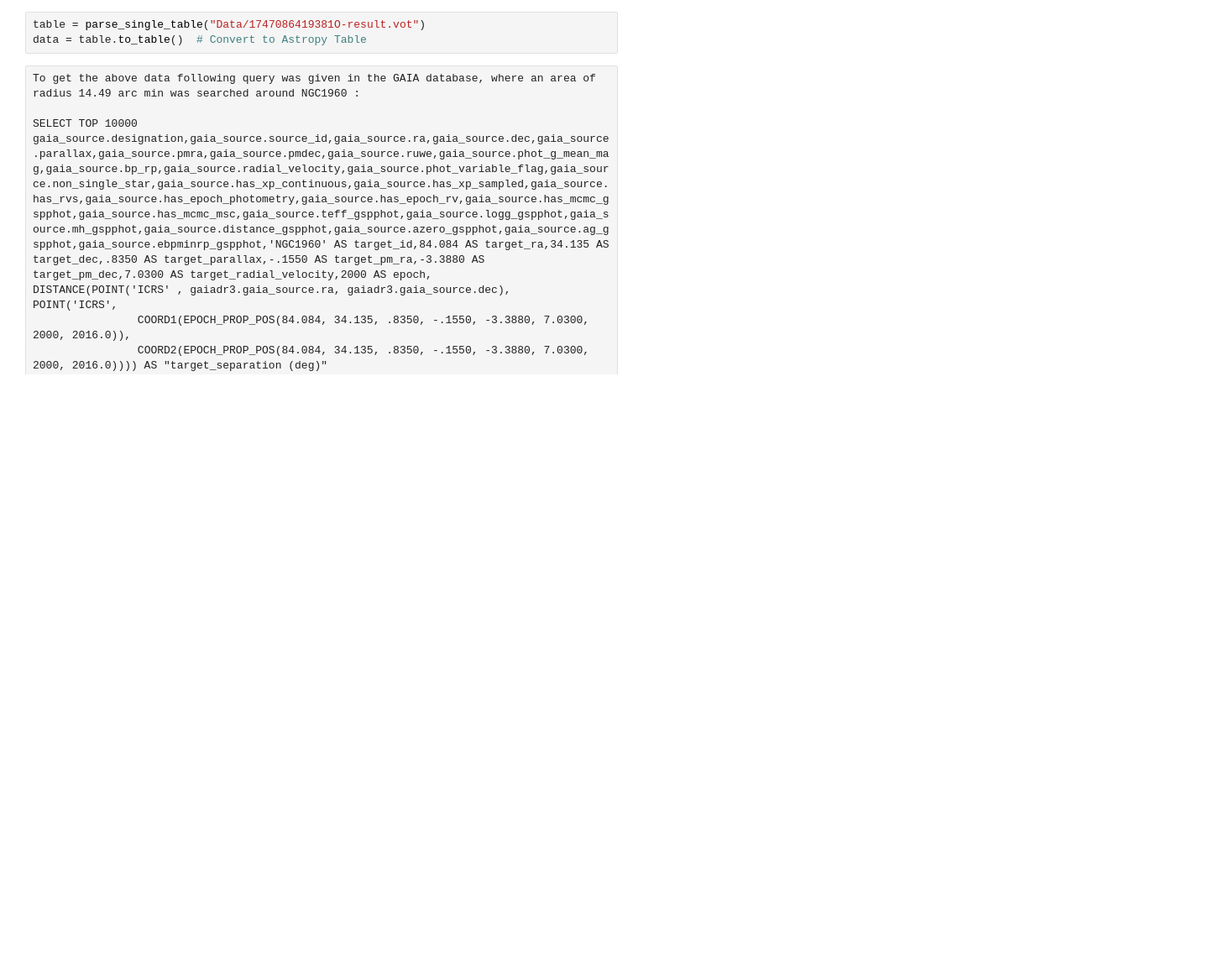
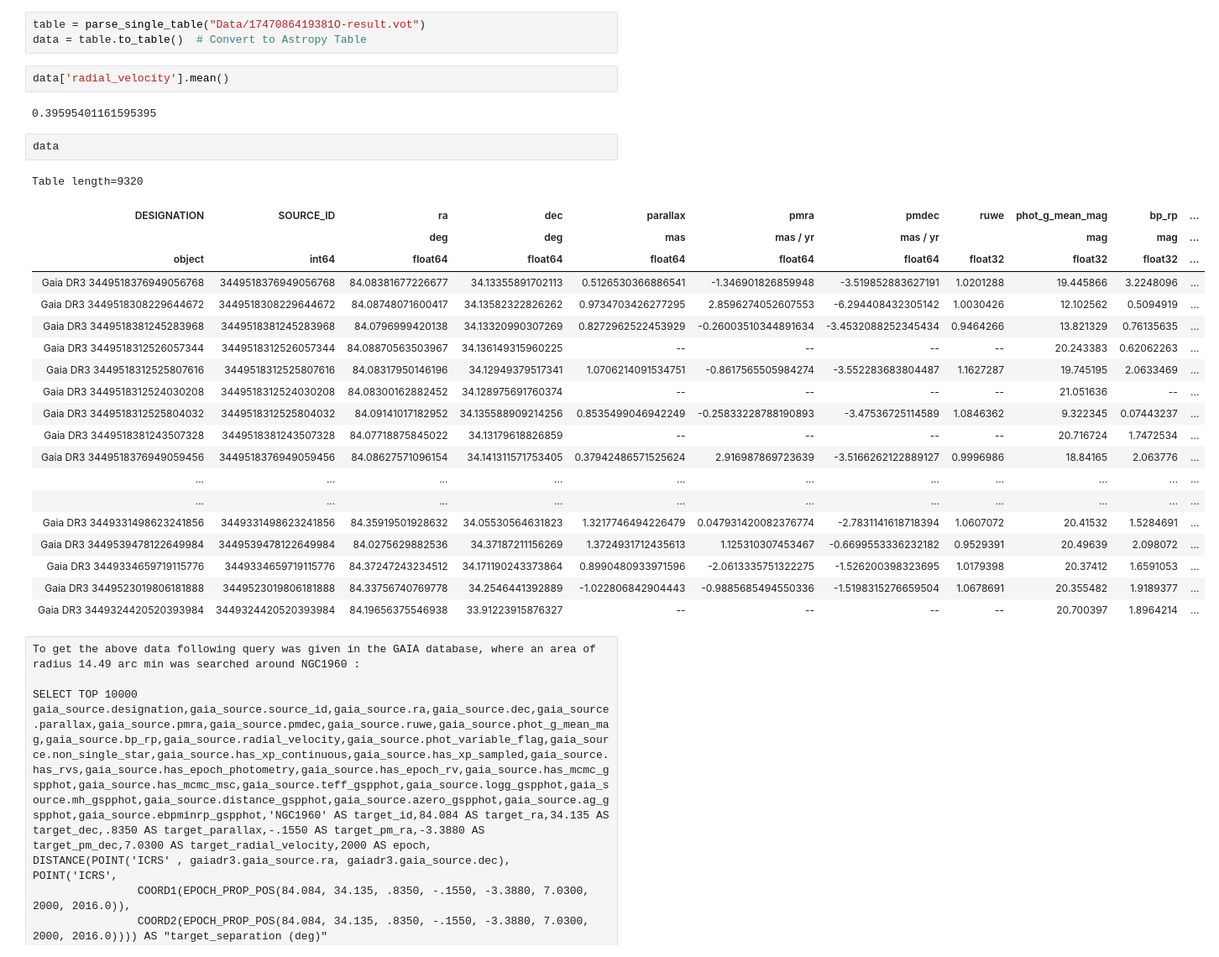
Before and after one commit to pranavkalsi/My-Projects, a Jupyter notebook: NGC_1960.ipynb, the cells around one changed output. Shown at 84% size. Drawn from its saved outputs; the diff is of its cells as text; blank space fills up the shorter version.

```diff
--- a/NGC_1960.ipynb
+++ b/NGC_1960.ipynb
@@ -190,6 +212,33 @@ from astropy.io.votable import parse_single_table
 # %%
 table = parse_single_table("Data/1747086419381O-result.vot")
 data = table.to_table()  # Convert to Astropy Table
+# %%
+data['radial_velocity'].mean()
+# %% [output]
+0.39595401161595395
+# %%
+data
+# %% [output]
+Table length=9320
+| DESIGNATION | SOURCE_ID | ra | dec | parallax | pmra | pmdec | ruwe | phot_g_mean_mag | bp_rp | ... |
+|  |  | deg | deg | mas | mas / yr | mas / yr |  | mag | mag | ... |
+| object | int64 | float64 | float64 | float64 | float64 | float64 | float32 | float32 | float32 | ... |
+| Gaia DR3 3449518376949056768 | 3449518376949056768 | 84.08381677226677 | 34.13355891702113 | 0.5126530366886541 | -1.346901826859948 | -3.519852883627191 | 1.0201288 | 19.445866 | 3.2248096 | ... |
+| Gaia DR3 3449518308229644672 | 3449518308229644672 | 84.08748071600417 | 34.13582322826262 | 0.9734703426277295 | 2.8596274052607553 | -6.294408432305142 | 1.0030426 | 12.102562 | 0.5094919 | ... |
+| Gaia DR3 3449518381245283968 | 3449518381245283968 | 84.0796999420138 | 34.13320990307269 | 0.8272962522453929 | -0.26003510344891634 | -3.4532088252345434 | 0.9464266 | 13.821329 | 0.76135635 | ... |
+| Gaia DR3 3449518312526057344 | 3449518312526057344 | 84.08870563503967 | 34.136149315960225 | -- | -- | -- | -- | 20.243383 | 0.62062263 | ... |
+| Gaia DR3 3449518312525807616 | 3449518312525807616 | 84.08317950146196 | 34.12949379517341 | 1.0706214091534751 | -0.8617565505984274 | -3.552283683804487 | 1.1627287 | 19.745195 | 2.0633469 | ... |
+| Gaia DR3 3449518312524030208 | 3449518312524030208 | 84.08300162882452 | 34.128975691760374 | -- | -- | -- | -- | 21.051636 | -- | ... |
+| Gaia DR3 3449518312525804032 | 3449518312525804032 | 84.09141017182952 | 34.135588909214256 | 0.8535499046942249 | -0.25833228788190893 | -3.47536725114589 | 1.0846362 | 9.322345 | 0.07443237 | ... |
+| Gaia DR3 3449518381243507328 | 3449518381243507328 | 84.07718875845022 | 34.13179618826859 | -- | -- | -- | -- | 20.716724 | 1.7472534 | ... |
+| Gaia DR3 3449518376949059456 | 3449518376949059456 | 84.08627571096154 | 34.141311571753405 | 0.37942486571525624 | 2.916987869723639 | -3.5166262122889127 | 0.9996986 | 18.84165 | 2.063776 | ... |
+| ... | ... | ... | ... | ... | ... | ... | ... | ... | ... | ... |
+| ... | ... | ... | ... | ... | ... | ... | ... | ... | ... | ... |
+| Gaia DR3 3449331498623241856 | 3449331498623241856 | 84.35919501928632 | 34.05530564631823 | 1.3217746494226479 | 0.047931420082376774 | -2.7831141618718394 | 1.0607072 | 20.41532 | 1.5284691 | ... |
+| Gaia DR3 3449539478122649984 | 3449539478122649984 | 84.0275629882536 | 34.37187211156269 | 1.3724931712435613 | 1.125310307453467 | -0.6699553336232182 | 0.9529391 | 20.49639 | 2.098072 | ... |
+| Gaia DR3 3449334659719115776 | 3449334659719115776 | 84.37247243234512 | 34.171190243373864 | 0.8990480933971596 | -2.0613335751322275 | -1.526200398323695 | 1.0179398 | 20.37412 | 1.6591053 | ... |
+| Gaia DR3 3449523019806181888 | 3449523019806181888 | 84.33756740769778 | 34.2546441392889 | -1.022806842904443 | -0.9885685494550336 | -1.5198315276659504 | 1.0678691 | 20.355482 | 1.9189377 | ... |
+| Gaia DR3 3449324420520393984 | 3449324420520393984 | 84.19656375546938 | 33.91223915876327 | -- | -- | -- | -- | 20.700397 | 1.8964214 | ... |
 # %% [raw]
 To get the above data following query was given in the GAIA database, where an area of radius 14.49 arc min was searched around NGC1960 :
 
```
Also changed, not shown: parts of 11 cells of this notebook, 31 other files.
